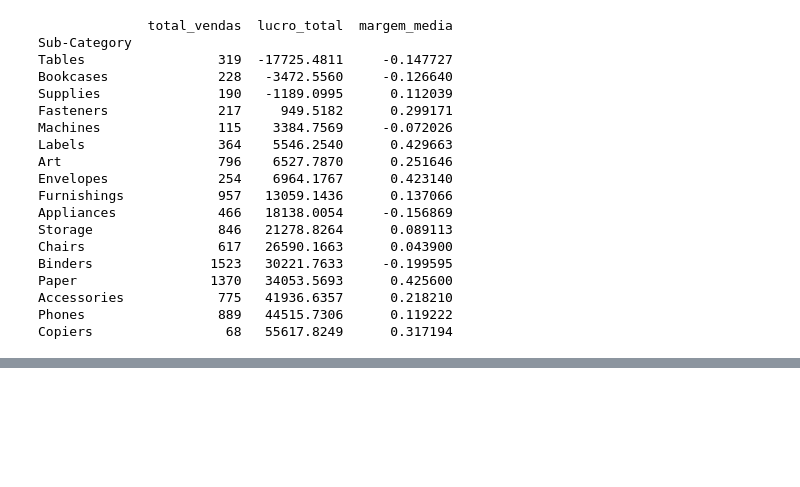
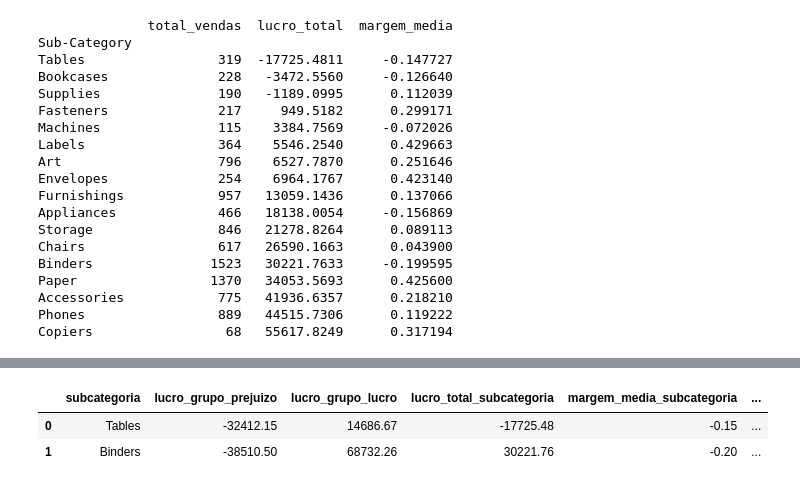
Before and after one commit to Mattanatecn/projetoanalisevendas-SAMPLE-SUPERSTORE, a Jupyter notebook: notebooks/exploracao.ipynb, the cells around one changed output, grey strips where cells are left out. Cells and saved outputs as stored; diff of their text form; code cells hidden in the pictures; blank space fills up the shorter version.

```diff
--- a/notebooks/exploracao.ipynb
+++ b/notebooks/exploracao.ipynb
@@ -419,0 +525,16 @@ print(comparacao_binders)
+# %%
+comparacao_final_subcategoria=pd.DataFrame({
+    'subcategoria':['Tables','Binders'],
+    'lucro_grupo_prejuizo':[lucro_total_prejuizo_tables, lucro_total_prejuizo],
+    'lucro_grupo_lucro':[lucro_total_lucro_tables, lucro_total_lucro],
+    'lucro_total_subcategoria':[tables['Profit'].sum(), binders['Profit'].sum()],
+    'margem_media_subcategoria':[tables['margem_lucro'].mean(), binders['margem_lucro'].mean()],
+    'desconto_medio_prejuizo':[desc_medio_prejuizo_tables, desc_medio_prejuizo],
+    'status_final':['fecha com prejuizo', 'fecha com lucro']
+
+})
+comparacao_final_subcategoria.round(2)
+# %% [output]
+|  | subcategoria | lucro_grupo_prejuizo | lucro_grupo_lucro | lucro_total_subcategoria | margem_media_subcategoria | ... |
+| 0 | Tables | -32412.15 | 14686.67 | -17725.48 | -0.15 | ... |
+| 1 | Binders | -38510.50 | 68732.26 | 30221.76 | -0.20 | ... |
```
Also changed, not shown: parts of 7 cells of this notebook.
